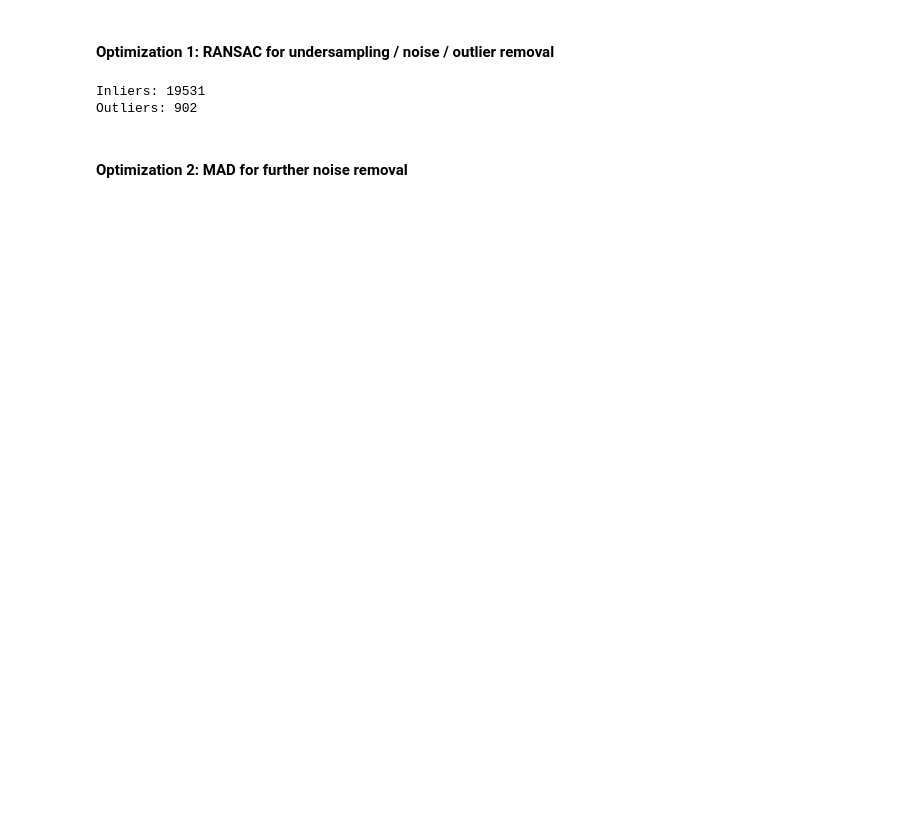
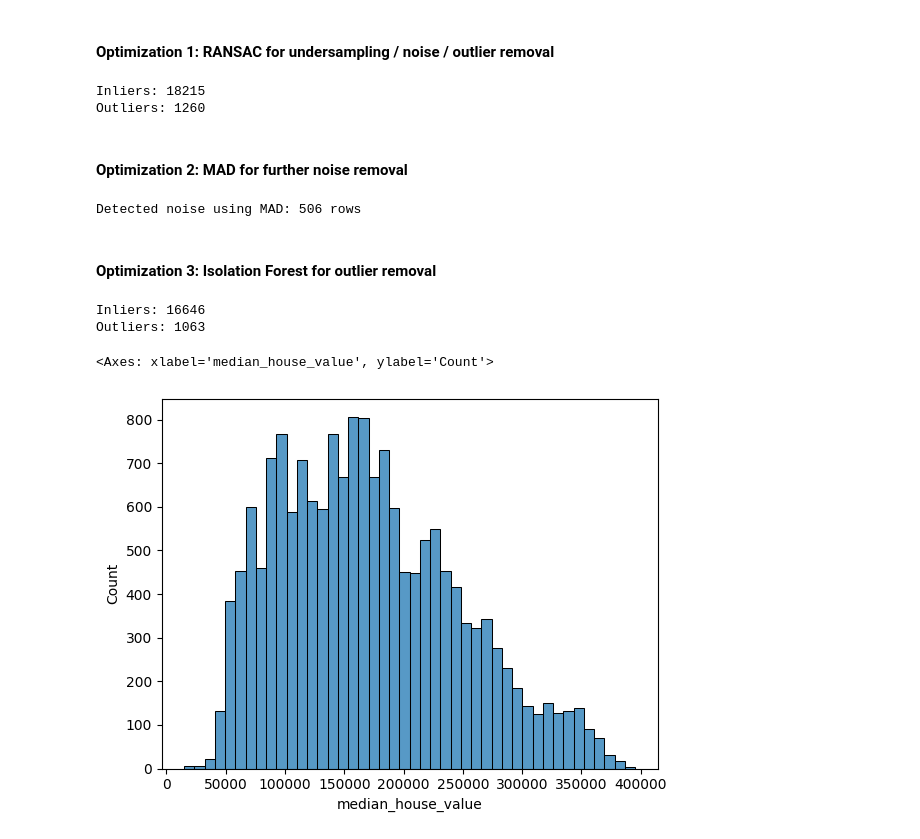
Before and after one commit to RovSveta/Advanced_Machine_Learning_Methods, a Jupyter notebook: Project_1/regression/data_pre_processing.ipynb, the cells around one changed output. Cells and saved outputs as stored; diff of their text form; code cells hidden in the pictures; blank space fills up the shorter version.

```diff
--- a/Project_1/regression/data_pre_processing.ipynb
+++ b/Project_1/regression/data_pre_processing.ipynb
@@ -219,8 +253,80 @@ inliers = df[inlier_mask]
 
 print(f"Inliers: {len(inliers)}")
 print(f"Outliers: {len(outliers)}")
+
+df = inliers
 # %% [output]
-Inliers: 19531
-Outliers: 902
+Inliers: 18215
+Outliers: 1260
 # %% [markdown]
 ####  Optimization 2: MAD for further noise removal
+# %%
+variable = "median_income"
+
+# Calculate the median
+median = df[variable].median()
+
+# Calculate MAD
+mad = np.median(np.abs(df[variable] - median))
+
+# Define a threshold for noise detection
+# adjust the numeric modifier for aggressiveness
+# e.g. try 2.5 or 4.5 etc.
+# if the value is too high, you will find no noise (decrease in that case)
+threshold = 3.5 * mad
+
+# Detect noise
+noise = df[np.abs(df[variable] - median) > threshold]
+
+inliers = df.drop(noise.index)
+
+print(f"Detected noise using MAD: {len(noise)} rows")
+noise
+
+# we want to keep only the inliers (non-noisy data)
+# replace the current DataFrame with the inliers
+df = inliers
+# %% [output]
+Detected noise using MAD: 506 rows
+# %% [markdown]
+####  Optimization 3: Isolation Forest for outlier removal
+# %%
+# can process the whole dataset
+# and compares variables to each other instead
+# of focusing on outliers on a single variable
+from sklearn.ensemble import IsolationForest
+import pandas as pd
+
+# adjust the contamination rate as you see fit
+# for example, if you expect 5% of the data to be outliers
+# you can use 0.05 etc.
+
+# basically, this is how aggressive Isolation Forest will be
+# increase if you think you need to detect more outliers
+# decrease if you need less outliers
+iso = IsolationForest(contamination=0.06)
+
+# REMEMBER! Isolation Forest is a machine learning algorithm
+# => ALL VARIABLES HAVE TO BE NUMERIC AT THIS POINT
+
+# fit isolation forest
+y_pred = iso.fit_predict(df)
+
+# separate outliers and inliers into separate DataFrames
+outliers = df[y_pred != 1]
+inliers = df[y_pred == 1]
+
+print(f"Inliers: {len(inliers)}")
+print(f"Outliers: {len(outliers)}")
+
+# we want to keep only the inliers (non-noisy data)
+# replace the current DataFrame with the inliers
+df = inliers
+# %% [output]
+Inliers: 16646
+Outliers: 1063
+# %%
+sns.histplot(df['median_house_value'])
+# %% [output]
+<Axes: xlabel='median_house_value', ylabel='Count'>
+[figure, added]
```
Also changed, not shown: parts of 12 cells of this notebook, 8 other files.
